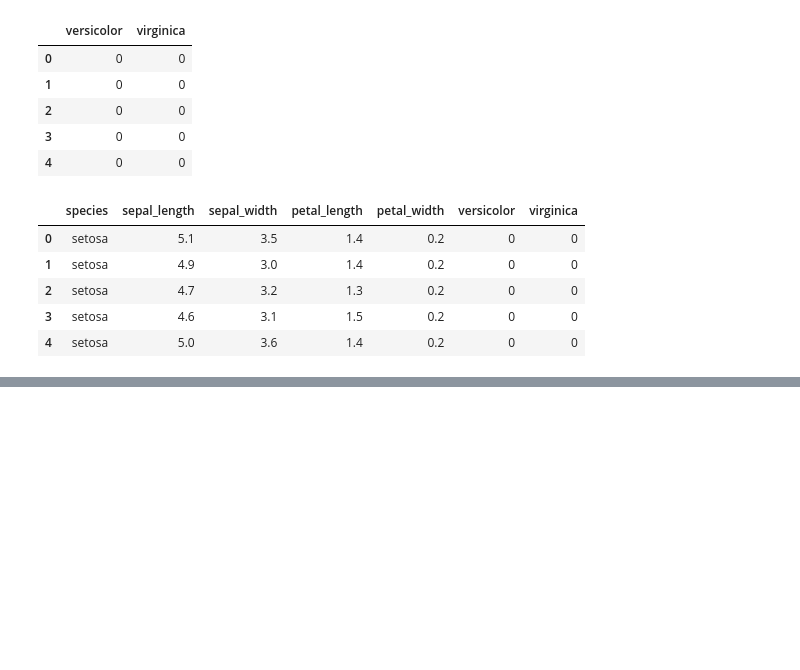
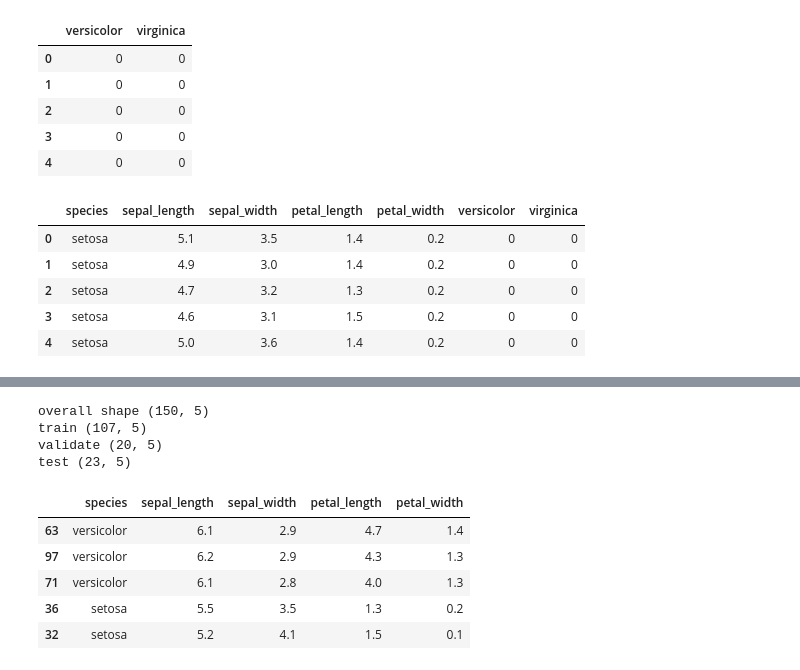
Before and after one commit to KwameTaylor/classification-exercises, a Jupyter notebook: classification_exercises.ipynb, the cells around one changed output, grey strips where cells are left out. Saved outputs shown, nothing was run; the diff lists cells and outputs as text; code cells hidden in the pictures; blank space fills up the shorter version.

```diff
--- a/classification_exercises.ipynb
+++ b/classification_exercises.ipynb
@@ -375,9 +374,10 @@ iris.head()
 #from acquire import get_titanic_data, get_iris_data
 #import pymysql
 
-def prep_iris():
-    df = get_iris_data()
-    df = df.drop(columns='species_id')
-    dummy = pd.get_dummies(df.species, dummy_na=False, drop_first=True)
-    df = pd.concat([df, dummy], axis=1)
-    return df
+#def prep_iris():
+#    df = get_iris_data()
+#    df = df.drop(columns='species_id')
+#    iris = iris.rename(columns={'species_name': 'species'})
+#    dummy = pd.get_dummies(df.species, dummy_na=False, drop_first=True)
+#    df = pd.concat([df, dummy], axis=1)
+#    return df
@@ -383,0 +440,23 @@ def prep_iris():
+# %%
+train_and_validate, test = train_test_split(explore_iris, test_size=.15, random_state=666)
+
+train, validate = train_test_split(train_and_validate, test_size=.15, random_state=666)
+
+print('overall shape', explore_iris.shape)
+print('train', train.shape)
+print('validate', validate.shape)
+print('test', test.shape)
+# %% [output]
+overall shape (150, 5)
+train (107, 5)
+validate (20, 5)
+test (23, 5)
+# %%
+train.head()
+# %% [output]
+|  | species | sepal_length | sepal_width | petal_length | petal_width |
+| 63 | versicolor | 6.1 | 2.9 | 4.7 | 1.4 |
+| 97 | versicolor | 6.2 | 2.9 | 4.3 | 1.3 |
+| 71 | versicolor | 6.1 | 2.8 | 4.0 | 1.3 |
+| 36 | setosa | 5.5 | 3.5 | 1.3 | 0.2 |
+| 32 | setosa | 5.2 | 4.1 | 1.5 | 0.1 |
```
Also changed, not shown: parts of 10 cells of this notebook, 1 other file.
